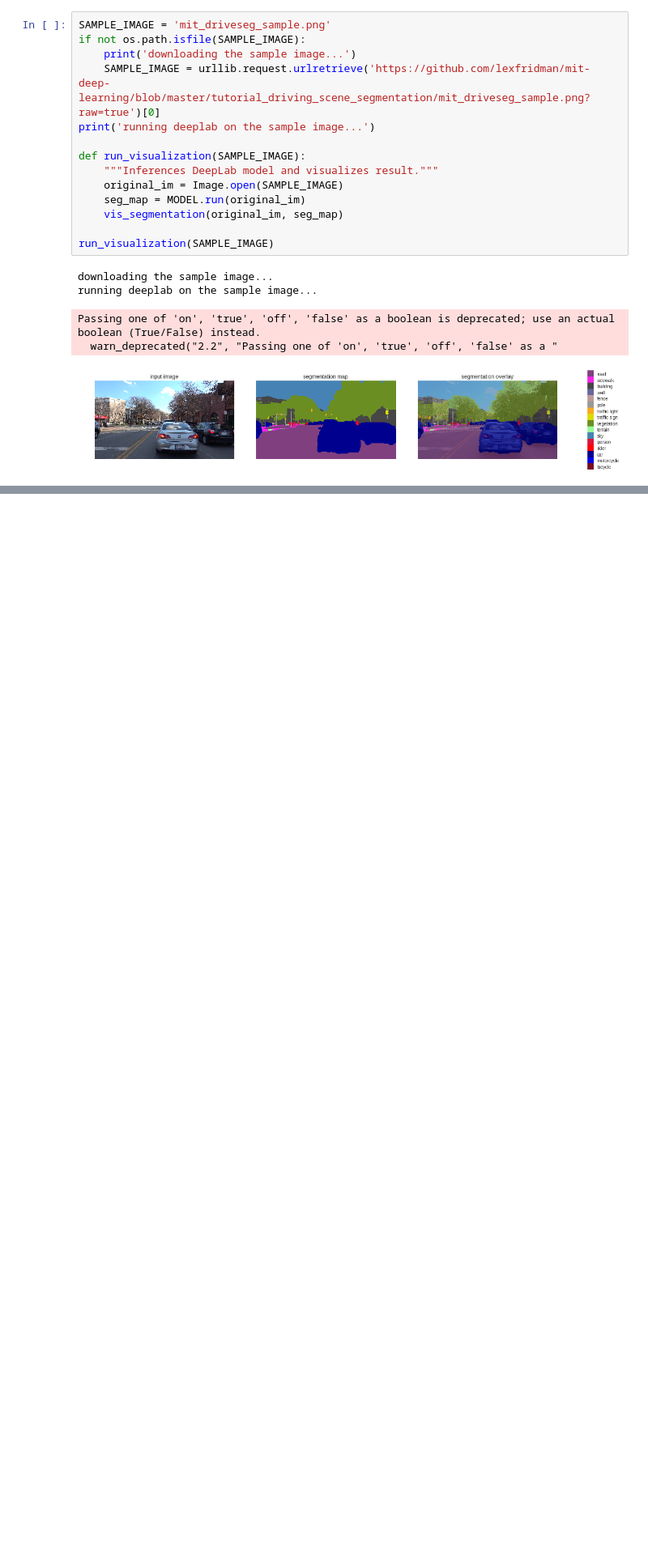
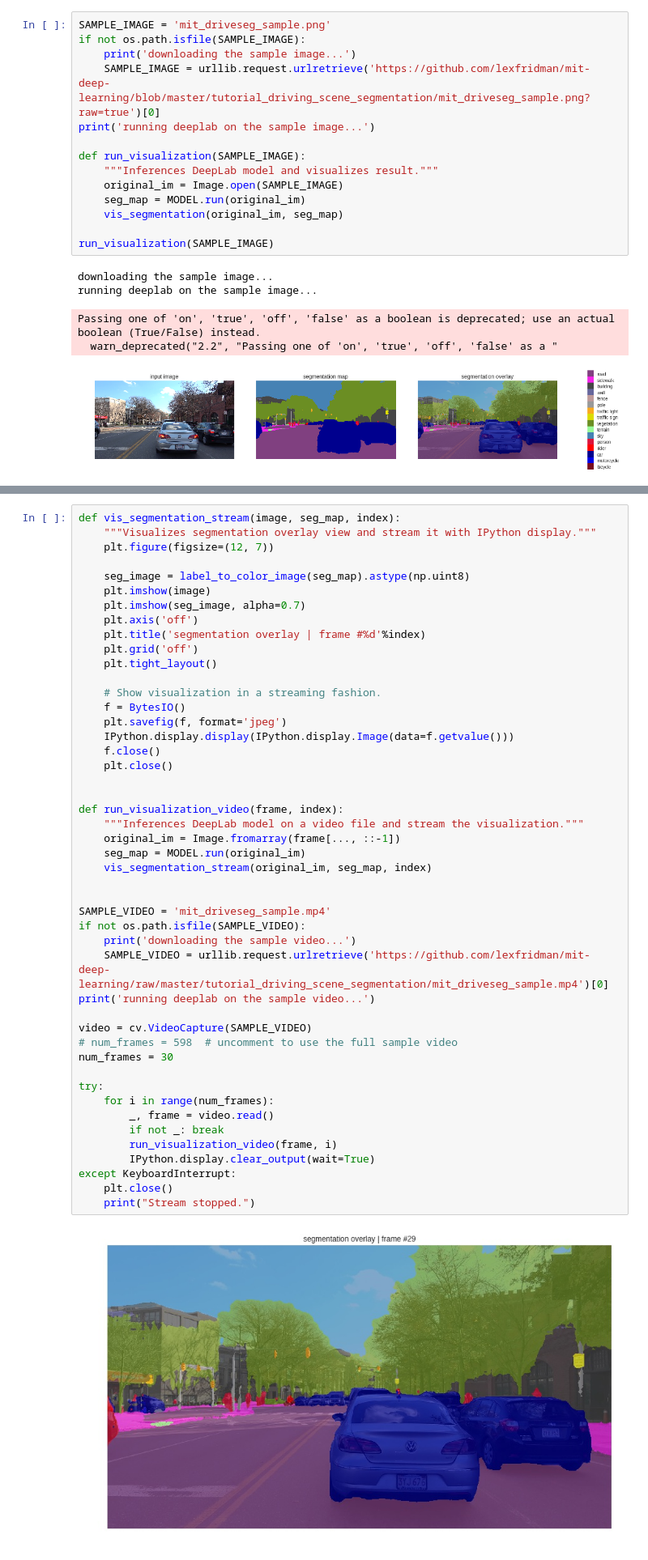
Before and after one commit to truongkhanhduy95/MIT-Deep-Learning, a Jupyter notebook: driving_scene_segmentation/driving_scene_segmentation.ipynb, the cells around one changed output, grey strips where cells are left out. Shown: that part at 81% size. Cells and saved outputs as stored; diff of their text form; blank space fills up the shorter version.

```diff
--- a/driving_scene_segmentation/driving_scene_segmentation.ipynb
+++ b/driving_scene_segmentation/driving_scene_segmentation.ipynb
@@ -254,0 +258,49 @@ Passing one of 'on', 'true', 'off', 'false' as a boolean is deprecated; use an a
+# %%
+def vis_segmentation_stream(image, seg_map, index):
+    """Visualizes segmentation overlay view and stream it with IPython display."""
+    plt.figure(figsize=(12, 7))
+
+    seg_image = label_to_color_image(seg_map).astype(np.uint8)
+    plt.imshow(image)
+    plt.imshow(seg_image, alpha=0.7)
+    plt.axis('off')
+    plt.title('segmentation overlay | frame #%d'%index)
+    plt.grid('off')
+    plt.tight_layout()
+
+    # Show visualization in a streaming fashion.
+    f = BytesIO()
+    plt.savefig(f, format='jpeg')
+    IPython.display.display(IPython.display.Image(data=f.getvalue()))
+    f.close()
+    plt.close()
+
+
+def run_visualization_video(frame, index):
+    """Inferences DeepLab model on a video file and stream the visualization."""
+    original_im = Image.fromarray(frame[..., ::-1])
+    seg_map = MODEL.run(original_im)
+    vis_segmentation_stream(original_im, seg_map, index)
+
+
+SAMPLE_VIDEO = 'mit_driveseg_sample.mp4'
+if not os.path.isfile(SAMPLE_VIDEO):
+    print('downloading the sample video...')
+    SAMPLE_VIDEO = urllib.request.urlretrieve('https://github.com/lexfridman/mit-deep-learning/raw/master/tutorial_driving_scene_segmentation/mit_driveseg_sample.mp4')[0]
+print('running deeplab on the sample video...')
+
+video = cv.VideoCapture(SAMPLE_VIDEO)
+# num_frames = 598  # uncomment to use the full sample video
+num_frames = 30
+
+try:
+    for i in range(num_frames):
+        _, frame = video.read()
+        if not _: break
+        run_visualization_video(frame, i)
+        IPython.display.clear_output(wait=True)
+except KeyboardInterrupt:
+    plt.close()
+    print("Stream stopped.")
+# %% [output]
+[figure, added]
```
Also changed, not shown: parts of 3 cells of this notebook.
